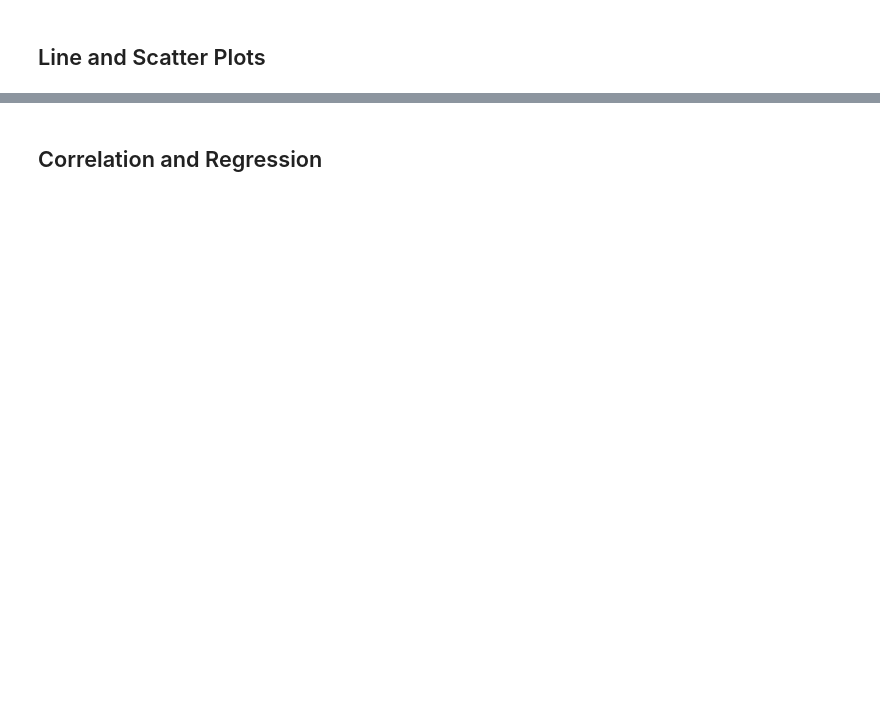
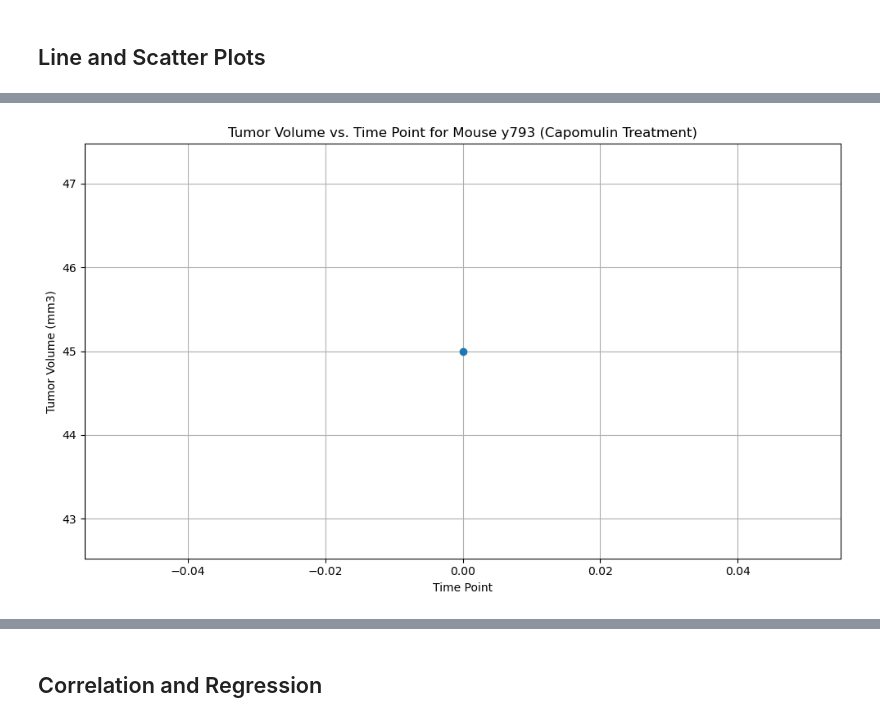
Before and after one commit to patriciayoung/Matplotlib-challenge, a Jupyter notebook: Starter_Code 2/Pymaceuticals/pymaceuticals_starter.ipynb, the cells around one changed output, grey strips where cells are left out. Cells and saved outputs as stored; diff of their text form; code cells hidden in the pictures; blank space fills up the shorter version.

```diff
--- a/Starter_Code 2/Pymaceuticals/pymaceuticals_starter.ipynb
+++ b/Starter_Code 2/Pymaceuticals/pymaceuticals_starter.ipynb
@@ -344,0 +353,24 @@ Potential outliers: []
+# %%
+# Generate a line plot of tumor volume vs. time point for a single mouse treated with Capomulin
+
+# Choose a specific mouse (e.g., 'Mouse_ID') treated with Capomulin
+selected_mouse = 'y793'  # Replace 'Your_Mouse_ID' with the actual Mouse ID you want to analyze
+
+# Filter the data for the selected mouse and Capomulin treatment
+capomulin_data = cleaned_data[(cleaned_data['Drug Regimen'] == 'Capomulin') & (cleaned_data['Mouse ID'] == selected_mouse)]
+
+# Create a line plot
+plt.figure(figsize=(10, 6))
+plt.plot(capomulin_data['Timepoint'], capomulin_data['Tumor Volume (mm3)'], marker='o', linestyle='-')
+
+# Add labels and title
+plt.title(f'Tumor Volume vs. Time Point for Mouse {selected_mouse} (Capomulin Treatment)')
+plt.xlabel('Time Point')
+plt.ylabel('Tumor Volume (mm3)')
+
+# Show Plot
+plt.grid(True)
+plt.tight_layout()
+plt.show()
+# %% [output]
+[figure, added]
```
Also changed, not shown: parts of 9 cells of this notebook.
